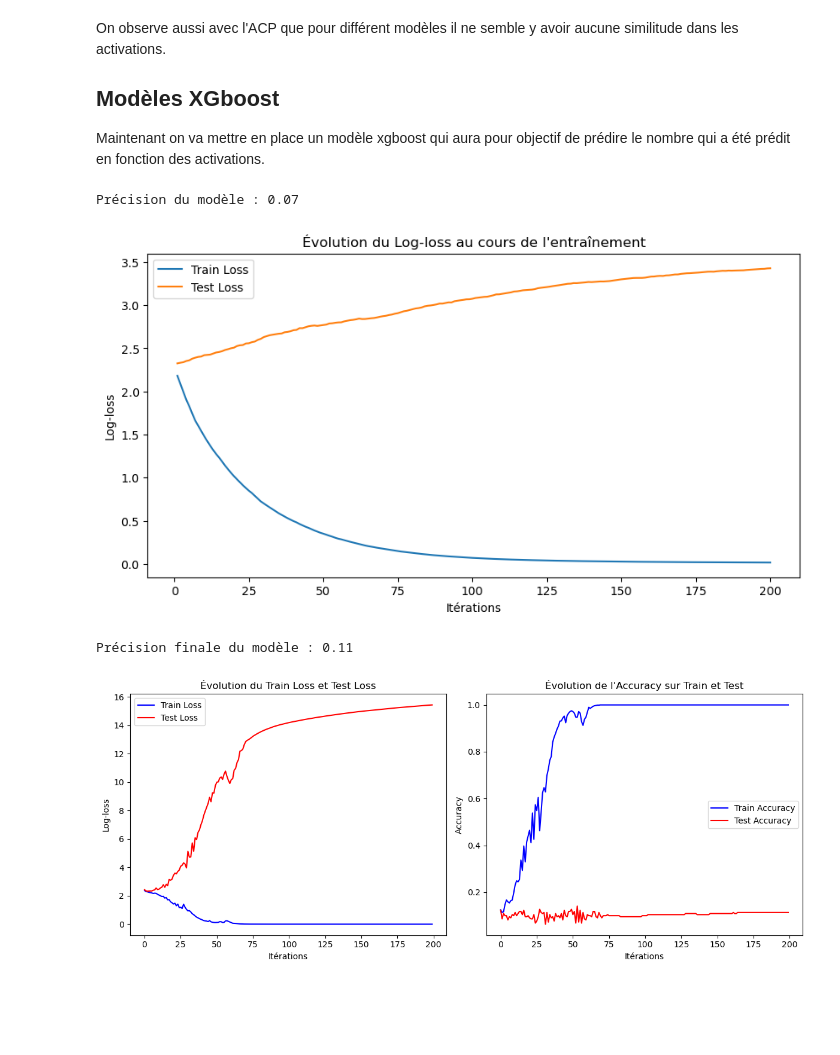
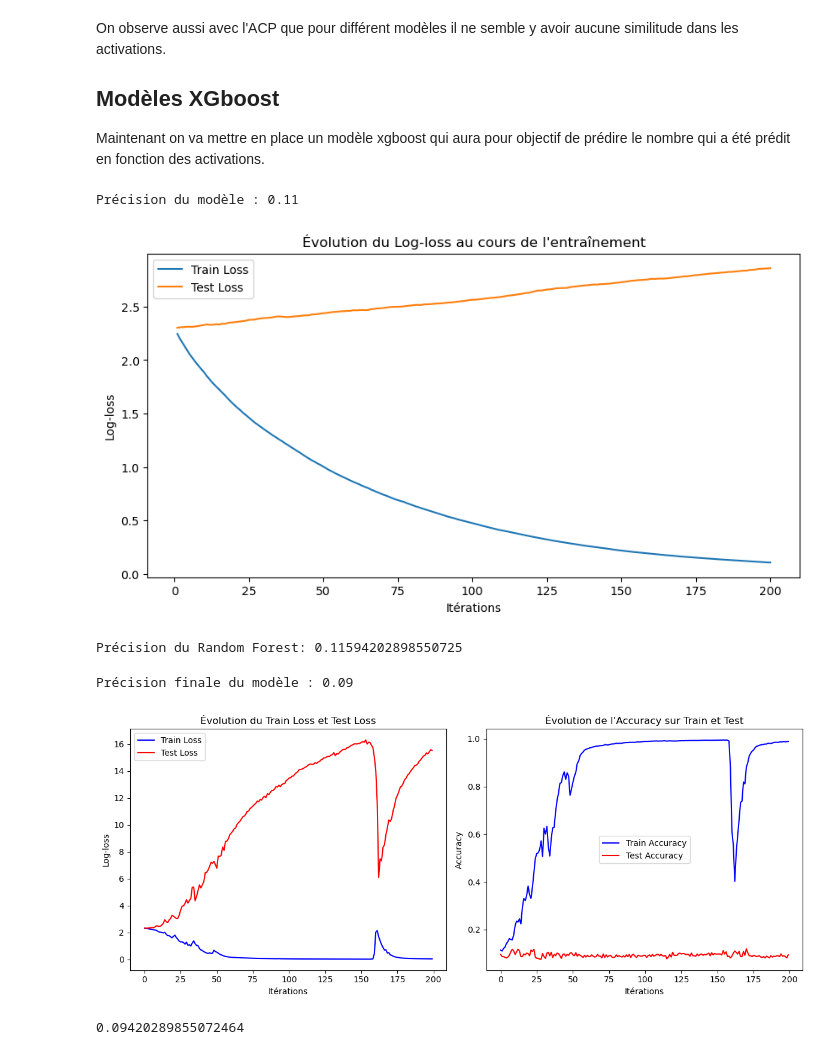
Before and after one commit to godinlu/llm-interpretability, a Jupyter notebook: src/mnist/multiple_model_analyse.ipynb, the cells around one changed output. Drawn from its saved outputs; the diff is of its cells as text; code cells hidden in the pictures; blank space fills up the shorter version.

```diff
--- a/src/mnist/multiple_model_analyse.ipynb
+++ b/src/mnist/multiple_model_analyse.ipynb
@@ -46,0 +54,10 @@ plt.show()
+# %%
+fig, axes = plt.subplots(2, 5, figsize=(15, 6))
+for i, ax in enumerate(axes.flat):
+    sns.heatmap(
+            activations_reduced[activations["nb_pred"] == i].head(100),
+            cmap="coolwarm",cbar=False , vmax=15, ax=ax
+            )
+    ax.set_title(f"Activations du {i}")
+    ax.axis("off")
+plt.show()
@@ -80,9 +104,8 @@ On observe aussi avec l'ACP que pour différent modèles il ne semble y avoir au
 
 Maintenant on va mettre en place un modèle xgboost qui aura pour objectif de prédire le nombre qui a été prédit en fonction des activations.
 # %%
-X = activations.iloc[:, 2:]
 y = activations["nb_pred"]
-X_train, X_test, y_train, y_test = train_test_split(X, y, test_size=0.2, shuffle=True)
+X_train, X_test, y_train, y_test = train_test_split(activations_reduced, y, test_size=0.2, shuffle=True)
 
 dtrain = xgb.DMatrix(X_train, label=y_train)
 dtest = xgb.DMatrix(X_test, label=y_test)
@@ -121,13 +144,21 @@ plt.title("Évolution du Log-loss au cours de l'entraînement")
 plt.legend()
 plt.show()
 # %% [output]
-Précision du modèle : 0.07
+Précision du modèle : 0.11
-[figure, old version]
+[figure, new version]
+# %%
+clf = RandomForestClassifier(n_estimators=100, random_state=42)
+clf.fit(X_train, y_train)
+
+y_pred = clf.predict(X_test)
+print(f"Précision du Random Forest: {accuracy_score(y_test, y_pred)}")
+# %% [output]
+Précision du Random Forest: 0.11594202898550725
 # %%
-mlp = MLPClassifier(hidden_layer_sizes=(128, 64),  # 2 couches cachées (64 et 32 neurones)
+mlp = MLPClassifier(hidden_layer_sizes=(64, 32),  # 2 couches cachées (64 et 32 neurones)
                     activation="relu",            # Fonction d'activation ReLU
                     solver="adam",                # Optimiseur Adam
-                    learning_rate_init=0.01,      # Taux d'apprentissage
+                    learning_rate_init=0.005,      # Taux d'apprentissage
                     max_iter=200,                 # Nombre d'itérations
                     random_state=42)
 
@@ -154,32 +185,32 @@ for i in range(1, mlp.max_iter + 1):
     test_pred = mlp.predict(X_test)
 
     train_acc.append(accuracy_score(y_train, train_pred))
     test_acc.append(accuracy_score(y_test, test_pred))
 
 # Précision finale du modèle
 print(f"Précision finale du modèle : {test_acc[-1]:.2f}")
 
 # 📈 Visualisation des pertes et accuracy
 fig, axes = plt.subplots(1, 2, figsize=(12, 5))
 
 # Graphique des pertes (Log-loss)
 axes[0].plot(train_loss, label="Train Loss", color='blue')
 axes[0].plot(test_loss, label="Test Loss", color='red')
 axes[0].set_xlabel("Itérations")
 axes[0].set_ylabel("Log-loss")
 axes[0].set_title("Évolution du Train Loss et Test Loss")
 axes[0].legend()
 
 # Graphique de l'accuracy
 axes[1].plot(train_acc, label="Train Accuracy", color='blue')
 axes[1].plot(test_acc, label="Test Accuracy", color='red')
 axes[1].set_xlabel("Itérations")
 axes[1].set_ylabel("Accuracy")
 axes[1].set_title("Évolution de l'Accuracy sur Train et Test")
 axes[1].legend()
 
 plt.tight_layout()
 plt.show()
 # %% [output]
-Précision finale du modèle : 0.11
+Précision finale du modèle : 0.09
-[figure, old version]
+[figure, new version]
@@ -185,0 +224,4 @@ Précision finale du modèle : 0.11
+# %%
+evaluate_logistic(activations_reduced, activations["nb_pred"])
+# %% [output]
+0.09420289855072464
```
Also changed, not shown: parts of 11 cells of this notebook, 4 other files.
